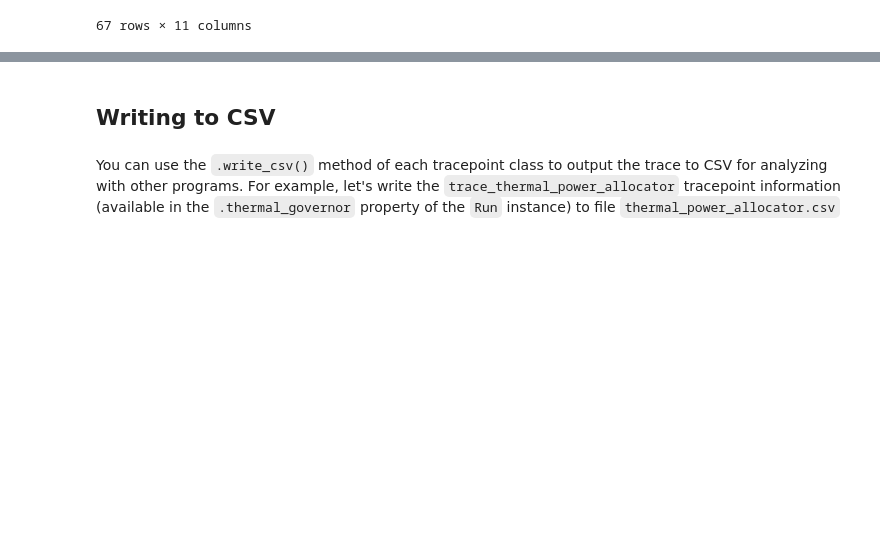
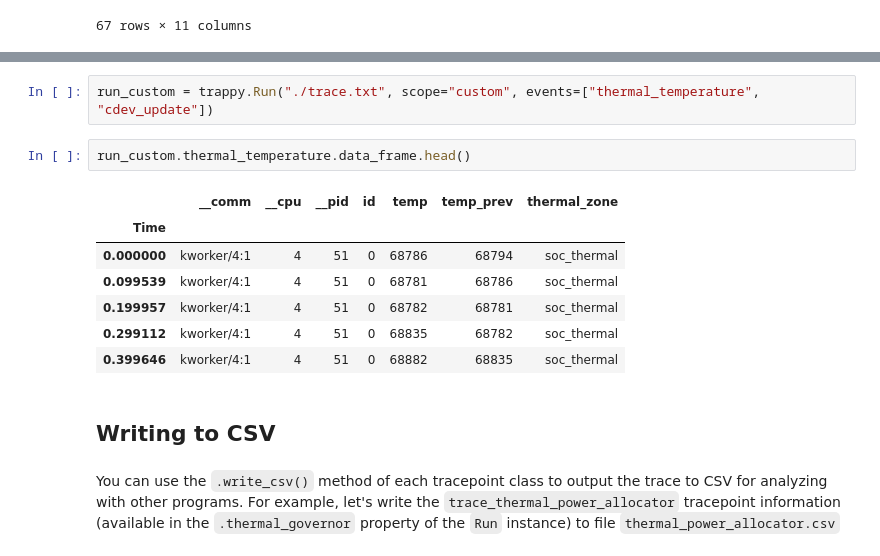
Before and after one commit to ARM-software/lisa, a Jupyter notebook: doc/Run class.ipynb, the cells around one changed output, grey strips where cells are left out. Cells and saved outputs as stored; diff of their text form; blank space fills up the shorter version.

Commit message:
doc: document the events parameter of the Run class

```diff
--- a/doc/Run class.ipynb
+++ b/doc/Run class.ipynb
@@ -79,3 +87,15 @@ run.cpu_in_power.data_frame[run.cpu_in_power.data_frame.cpus == "00000000,000000
+# %%
+run_custom = trappy.Run("./trace.txt", scope="custom", events=["thermal_temperature", "cdev_update"])
+# %%
+run_custom.thermal_temperature.data_frame.head()
+# %% [output]
+|  | __comm | __cpu | __pid | id | temp | temp_prev | thermal_zone |
+| Time |  |  |  |  |  |  |  |
+| 0.000000 | kworker/4:1 | 4 | 51 | 0 | 68786 | 68794 | soc_thermal |
+| 0.099539 | kworker/4:1 | 4 | 51 | 0 | 68781 | 68786 | soc_thermal |
+| 0.199957 | kworker/4:1 | 4 | 51 | 0 | 68782 | 68781 | soc_thermal |
+| 0.299112 | kworker/4:1 | 4 | 51 | 0 | 68835 | 68782 | soc_thermal |
+| 0.399646 | kworker/4:1 | 4 | 51 | 0 | 68882 | 68835 | soc_thermal |
 # %% [markdown]
 ## Writing to CSV
 # %% [markdown]
```
Also changed, not shown: parts of 2 cells of this notebook.
